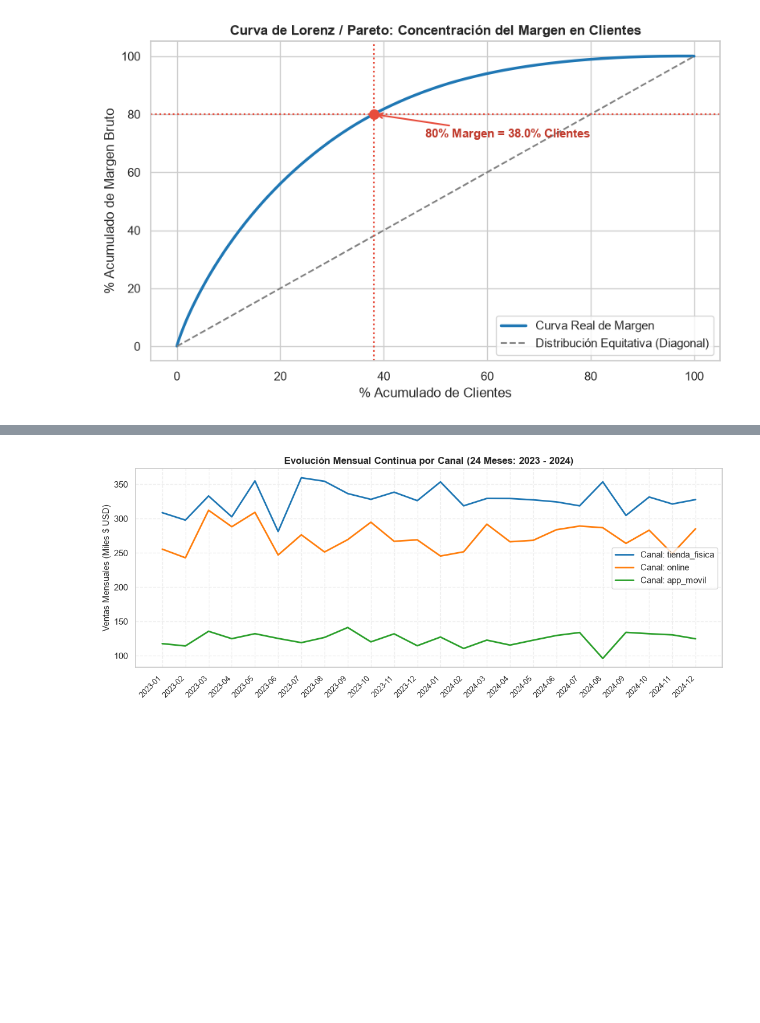
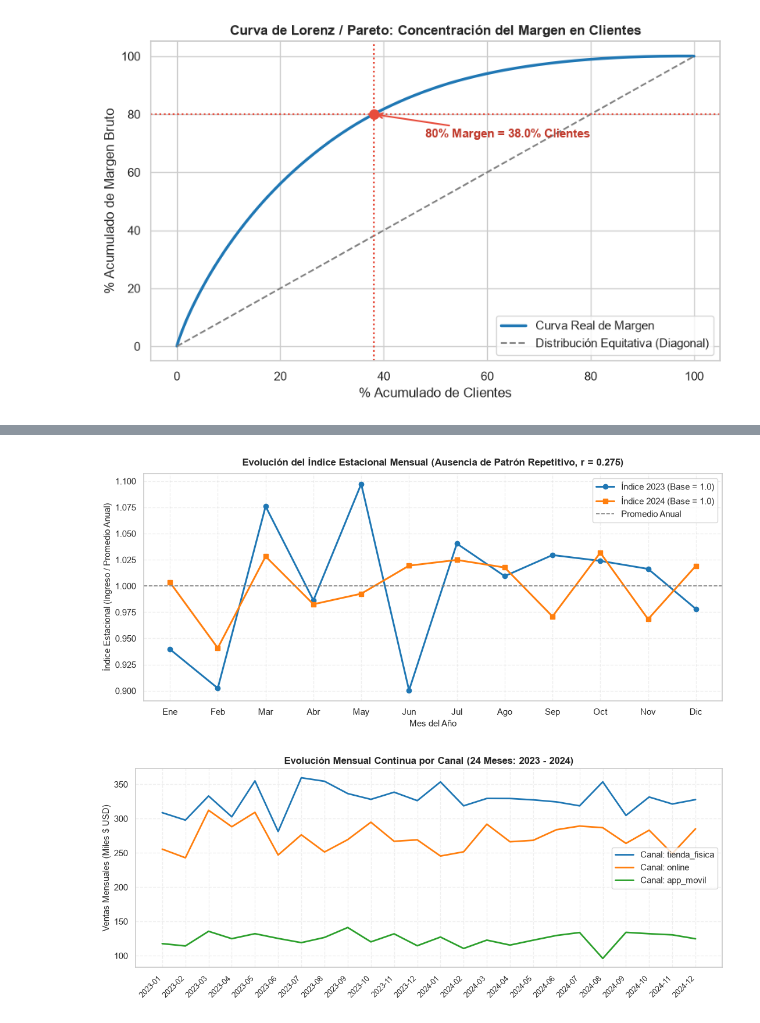
Before and after one commit to DanielAzuaje7/retailventure-intelligence, a Jupyter notebook: notebooks/02_A2_Rentabilidad.ipynb, the cells around one changed output, grey strips where cells are left out. Saved outputs shown, nothing was run; the diff lists cells and outputs as text; code cells hidden in the pictures; blank space fills up the shorter version.

```diff
--- a/notebooks/02_A2_Rentabilidad.ipynb
+++ b/notebooks/02_A2_Rentabilidad.ipynb
@@ -498,3 +670,24 @@ plt.show()
+# %%
+# Gráfica de Estacionalidad Sin Sombreos Artificiales (C8)
+fig, ax = plt.subplots(figsize=(11, 5))
+
+meses = np.arange(1, 13)
+ax.plot(meses, m_rev['idx_2023'], marker='o', lw=2.2, color='#1F77B4', label='Índice 2023 (Base = 1.0)')
+ax.plot(meses, m_rev['idx_2024'], marker='s', lw=2.2, color='#FF7F0E', label='Índice 2024 (Base = 1.0)')
+ax.axhline(1.0, color='gray', linestyle='--', lw=1.2, label='Promedio Anual')
+
+ax.set_title('Evolución del Índice Estacional Mensual (Ausencia de Patrón Repetitivo, r = 0.275)', fontsize=12, fontweight='bold', pad=10)
+ax.set_xlabel('Mes del Año', fontsize=11)
+ax.set_ylabel('Índice Estacional (Ingreso / Promedio Anual)', fontsize=11)
+ax.set_xticks(meses)
+ax.set_xticklabels(['Ene', 'Feb', 'Mar', 'Abr', 'May', 'Jun', 'Jul', 'Ago', 'Sep', 'Oct', 'Nov', 'Dic'])
+ax.grid(alpha=0.3, linestyle='--')
+ax.legend(frameon=True)
+
+plt.tight_layout()
+plt.show()
+# %% [output]
+[figure, added]
 # %%
 # Descomposición de la Estacionalidad por Canal de Venta
 canal_mensual = df_trx.groupby(['anio', 'mes', 'canal'])['monto_neto'].sum().unstack('canal') / 1e3
```
Also changed, not shown: parts of 33 cells of this notebook, 11 other files.
